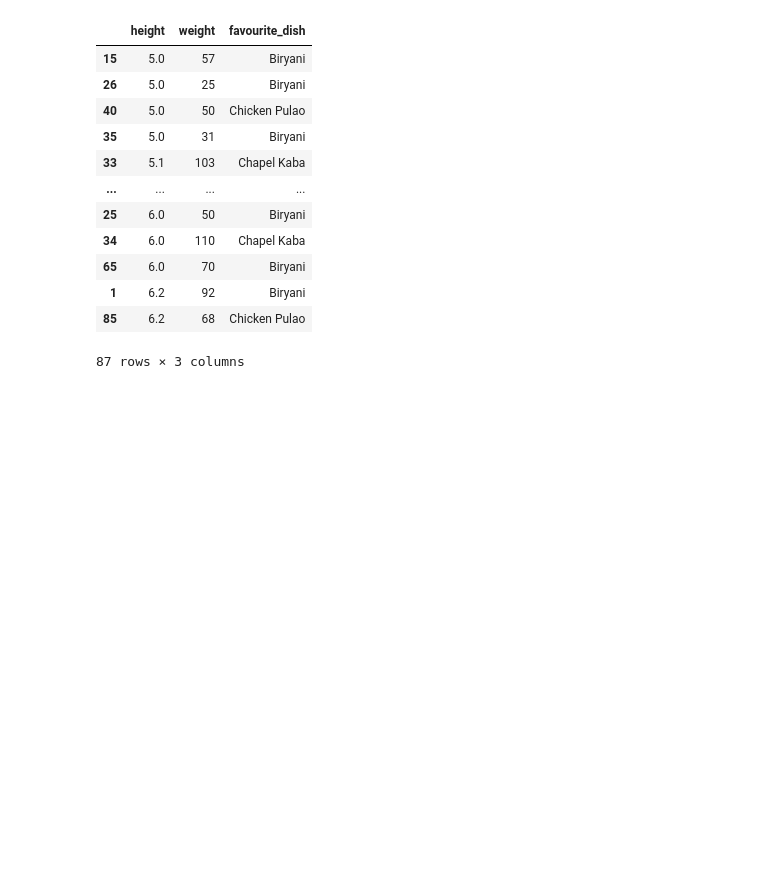
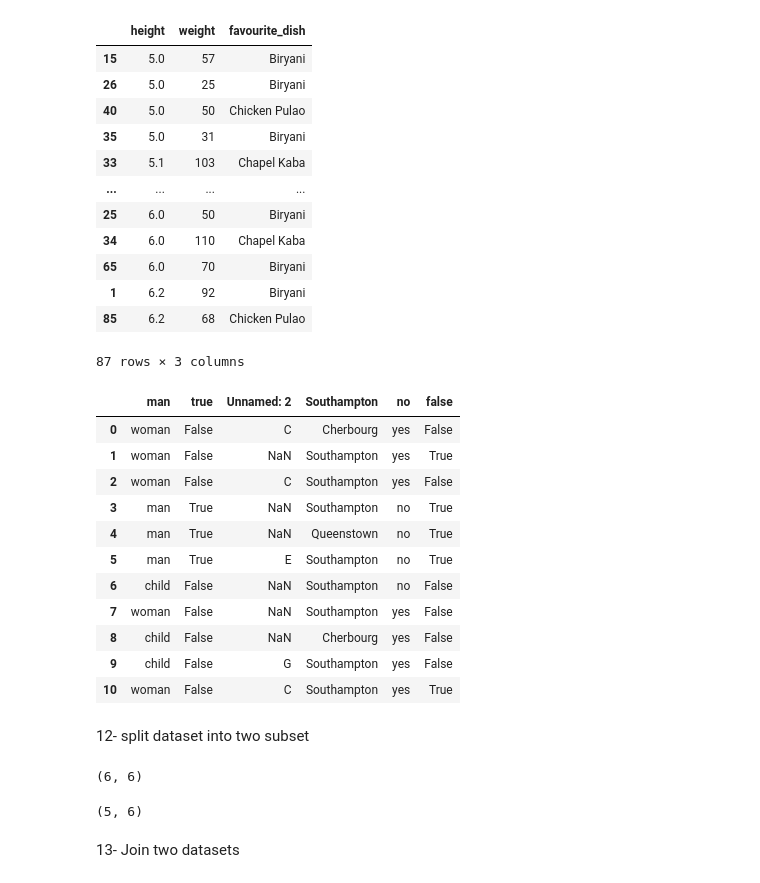
Before and after one commit to qasim697/python_ka_chilla, a Jupyter notebook: day_7/pandas_02.ipynb, the cells around one changed output. Drawn from its saved outputs; the diff is of its cells as text; code cells hidden in the pictures; blank space fills up the shorter version.

```diff
--- a/day_7/pandas_02.ipynb
+++ b/day_7/pandas_02.ipynb
@@ -146,3 +146,35 @@ df.sort_values(by="height")
 | 1 | 6.2 | 92 | Biryani |
 | 85 | 6.2 | 68 | Chicken Pulao |
 87 rows × 3 columns
+# %%
+import pandas as pd
+df= pd.read_clipboard()
+df
+# %% [output]
+|  | man | true | Unnamed: 2 | Southampton | no | false |
+| 0 | woman | False | C | Cherbourg | yes | False |
+| 1 | woman | False | NaN | Southampton | yes | True |
+| 2 | woman | False | C | Southampton | yes | False |
+| 3 | man | True | NaN | Southampton | no | True |
+| 4 | man | True | NaN | Queenstown | no | True |
+| 5 | man | True | E | Southampton | no | True |
+| 6 | child | False | NaN | Southampton | no | False |
+| 7 | woman | False | NaN | Southampton | yes | False |
+| 8 | child | False | NaN | Cherbourg | yes | False |
+| 9 | child | False | G | Southampton | yes | False |
+| 10 | woman | False | C | Southampton | yes | True |
+# %% [markdown]
+12- split dataset into two subset
+# %%
+kashti_1=df.sample(frac=0.50, random_state=1)
+
+kashti_2.shape
+# %% [output]
+(6, 6)
+# %%
+kashti_2=df.drop(kashti_1.index)
+kashti_2.shape
+# %% [output]
+(5, 6)
+# %% [markdown]
+13- Join two datasets
```
Also changed, not shown: parts of 5 cells of this notebook, 2 other files.
